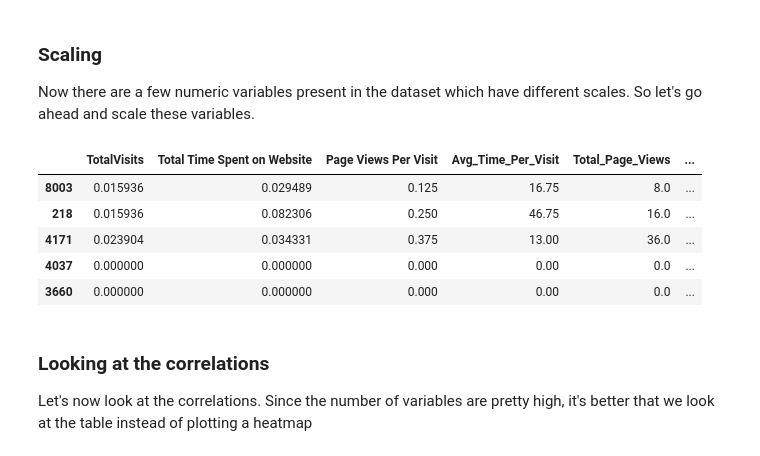
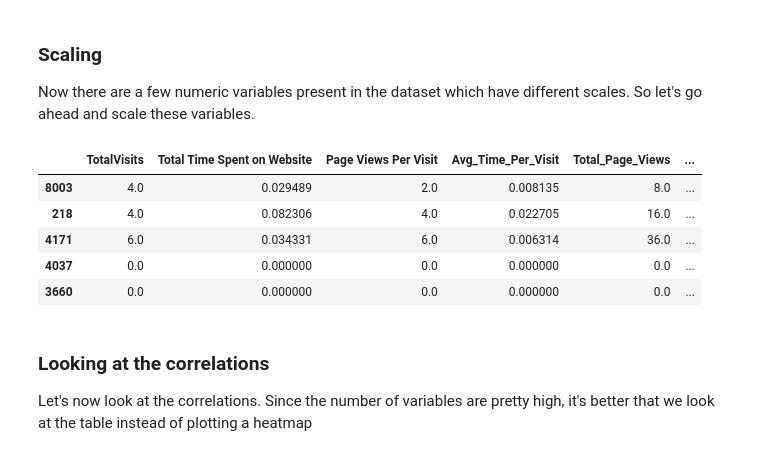
Before and after one commit to Debyvypth1862/Logistic-Regression-Lead-Conversion-Project, a Jupyter notebook: Leading Score Case Study/Leading Score Case Study Group.ipynb, the cells around one changed output. Drawn from its saved outputs; the diff is of its cells as text; code cells hidden in the pictures.

Commit message:
Adjust add Avg_Time_Per_Visit and Avg_Time_Per_View

```diff
--- a/Leading Score Case Study/Leading Score Case Study Group.ipynb
+++ b/Leading Score Case Study/Leading Score Case Study Group.ipynb
@@ -788,18 +788,18 @@ Now there are a few numeric variables present in the dataset which have differen
 # %%
 # Scaling the three numeric features present in the dataset
 
 scaler = MinMaxScaler()
 
-X_train[['TotalVisits', 'Page Views Per Visit', 'Total Time Spent on Website']] = scaler.fit_transform(X_train[['TotalVisits', 'Page Views Per Visit', 'Total Time Spent on Website']])
+X_train[['Avg_Time_Per_Visit', 'Avg_Time_Per_View', 'Total Time Spent on Website']] = scaler.fit_transform(X_train[['Avg_Time_Per_Visit', 'Avg_Time_Per_View', 'Total Time Spent on Website']])
 
 X_train.head()
 # %% [output]
 |  | TotalVisits | Total Time Spent on Website | Page Views Per Visit | Avg_Time_Per_Visit | Total_Page_Views | ... |
-| 8003 | 0.015936 | 0.029489 | 0.125 | 16.75 | 8.0 | ... |
-| 218 | 0.015936 | 0.082306 | 0.250 | 46.75 | 16.0 | ... |
-| 4171 | 0.023904 | 0.034331 | 0.375 | 13.00 | 36.0 | ... |
-| 4037 | 0.000000 | 0.000000 | 0.000 | 0.00 | 0.0 | ... |
-| 3660 | 0.000000 | 0.000000 | 0.000 | 0.00 | 0.0 | ... |
+| 8003 | 4.0 | 0.029489 | 2.0 | 0.008135 | 8.0 | ... |
+| 218 | 4.0 | 0.082306 | 4.0 | 0.022705 | 16.0 | ... |
+| 4171 | 6.0 | 0.034331 | 6.0 | 0.006314 | 36.0 | ... |
+| 4037 | 0.0 | 0.000000 | 0.0 | 0.000000 | 0.0 | ... |
+| 3660 | 0.0 | 0.000000 | 0.0 | 0.000000 | 0.0 | ... |
 # %% [markdown]
 ### Looking at the correlations
 
```
Also changed, not shown: parts of 57 cells of this notebook.
